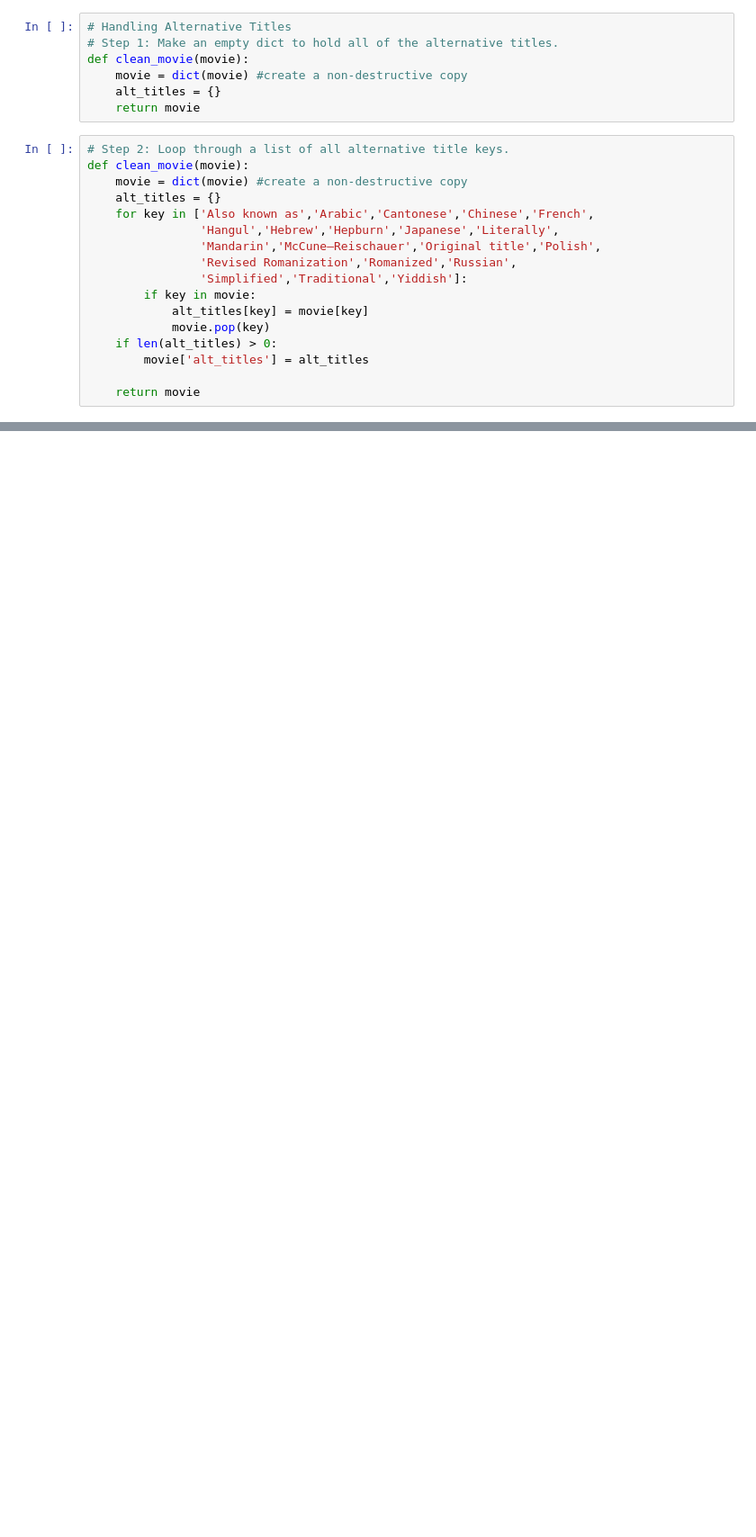
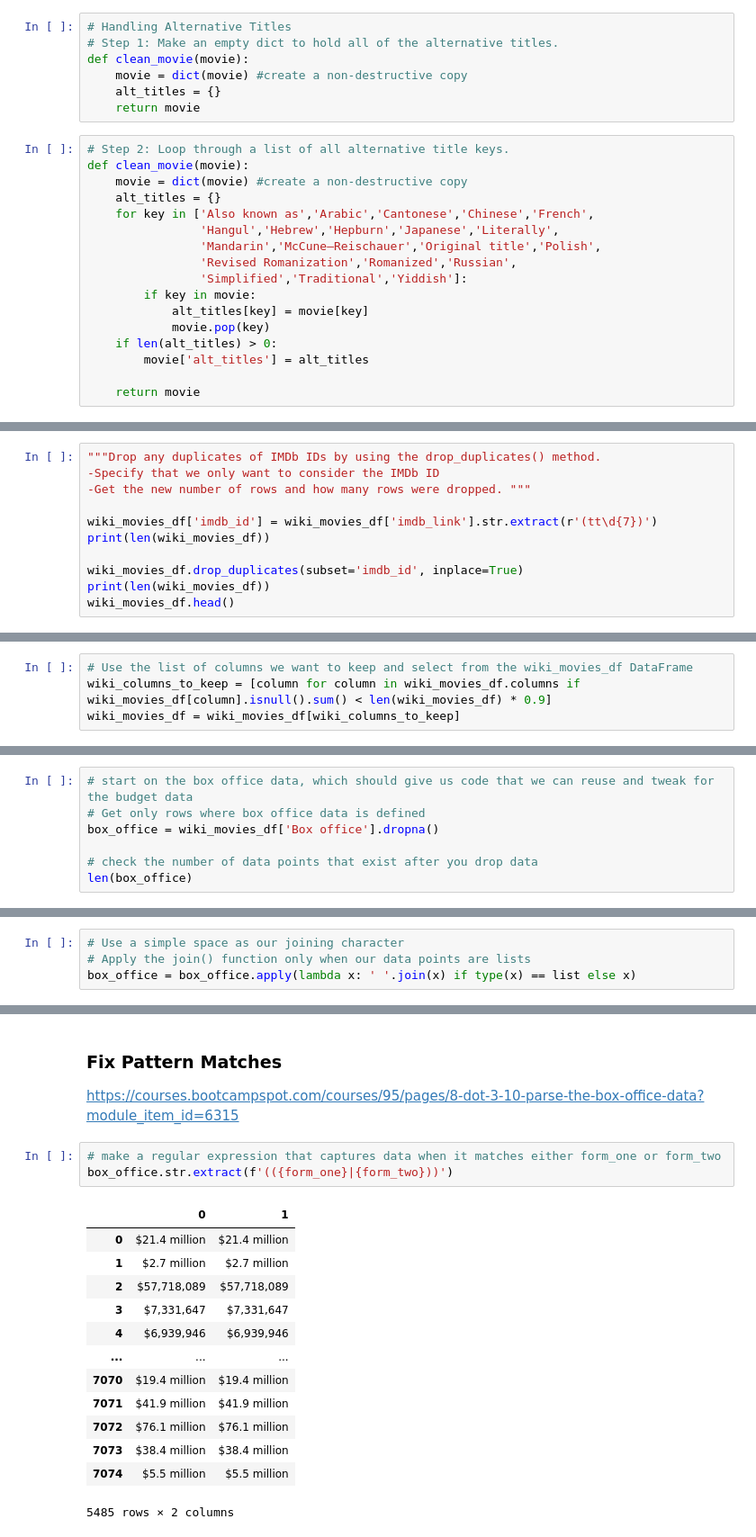
Before and after one commit to damianperreira/Movies-ETL, a Jupyter notebook: wiki_movies.ipynb, the cells around one changed output, grey strips where cells are left out. Shown at 90% size. Drawn from its saved outputs; the diff is of its cells as text; blank space fills up the shorter version.

```diff
--- a/wiki_movies.ipynb
+++ b/wiki_movies.ipynb
@@ -306,0 +313,11 @@ wiki_movies_raw[3600:3605]
+# %%
+"""Drop any duplicates of IMDb IDs by using the drop_duplicates() method.
+-Specify that we only want to consider the IMDb ID
+-Get the new number of rows and how many rows were dropped. """
+
+wiki_movies_df['imdb_id'] = wiki_movies_df['imdb_link'].str.extract(r'(tt\d{7})')
+print(len(wiki_movies_df))
+
+wiki_movies_df.drop_duplicates(subset='imdb_id', inplace=True)
+print(len(wiki_movies_df))
+wiki_movies_df.head()
@@ -306,0 +357,4 @@ wiki_movies_raw[3600:3605]
+# %%
+# Use the list of columns we want to keep and select from the wiki_movies_df DataFrame
+wiki_columns_to_keep = [column for column in wiki_movies_df.columns if wiki_movies_df[column].isnull().sum() < len(wiki_movies_df) * 0.9]
+wiki_movies_df = wiki_movies_df[wiki_columns_to_keep]
@@ -306,0 +384,7 @@ wiki_movies_raw[3600:3605]
+# %%
+# start on the box office data, which should give us code that we can reuse and tweak for the budget data
+# Get only rows where box office data is defined
+box_office = wiki_movies_df['Box office'].dropna()
+
+# check the number of data points that exist after you drop data
+len(box_office)
@@ -306,0 +427,4 @@ wiki_movies_raw[3600:3605]
+# %%
+# Use a simple space as our joining character
+# Apply the join() function only when our data points are lists
+box_office = box_office.apply(lambda x: ' '.join(x) if type(x) == list else x)
@@ -306,0 +517,20 @@ wiki_movies_raw[3600:3605]
+# %% [markdown]
+### Fix Pattern Matches
+https://courses.bootcampspot.com/courses/95/pages/8-dot-3-10-parse-the-box-office-data?module_item_id=6315
+# %%
+# make a regular expression that captures data when it matches either form_one or form_two
+box_office.str.extract(f'(({form_one}|{form_two}))')
+# %% [output]
+|  | 0 | 1 |
+| 0 | $21.4 million | $21.4 million |
+| 1 | $2.7 million | $2.7 million |
+| 2 | $57,718,089 | $57,718,089 |
+| 3 | $7,331,647 | $7,331,647 |
+| 4 | $6,939,946 | $6,939,946 |
+| ... | ... | ... |
+| 7070 | $19.4 million | $19.4 million |
+| 7071 | $41.9 million | $41.9 million |
+| 7072 | $76.1 million | $76.1 million |
+| 7073 | $38.4 million | $38.4 million |
+| 7074 | $5.5 million | $5.5 million |
+5485 rows × 2 columns
```
Also changed, not shown: parts of 55 cells of this notebook.
